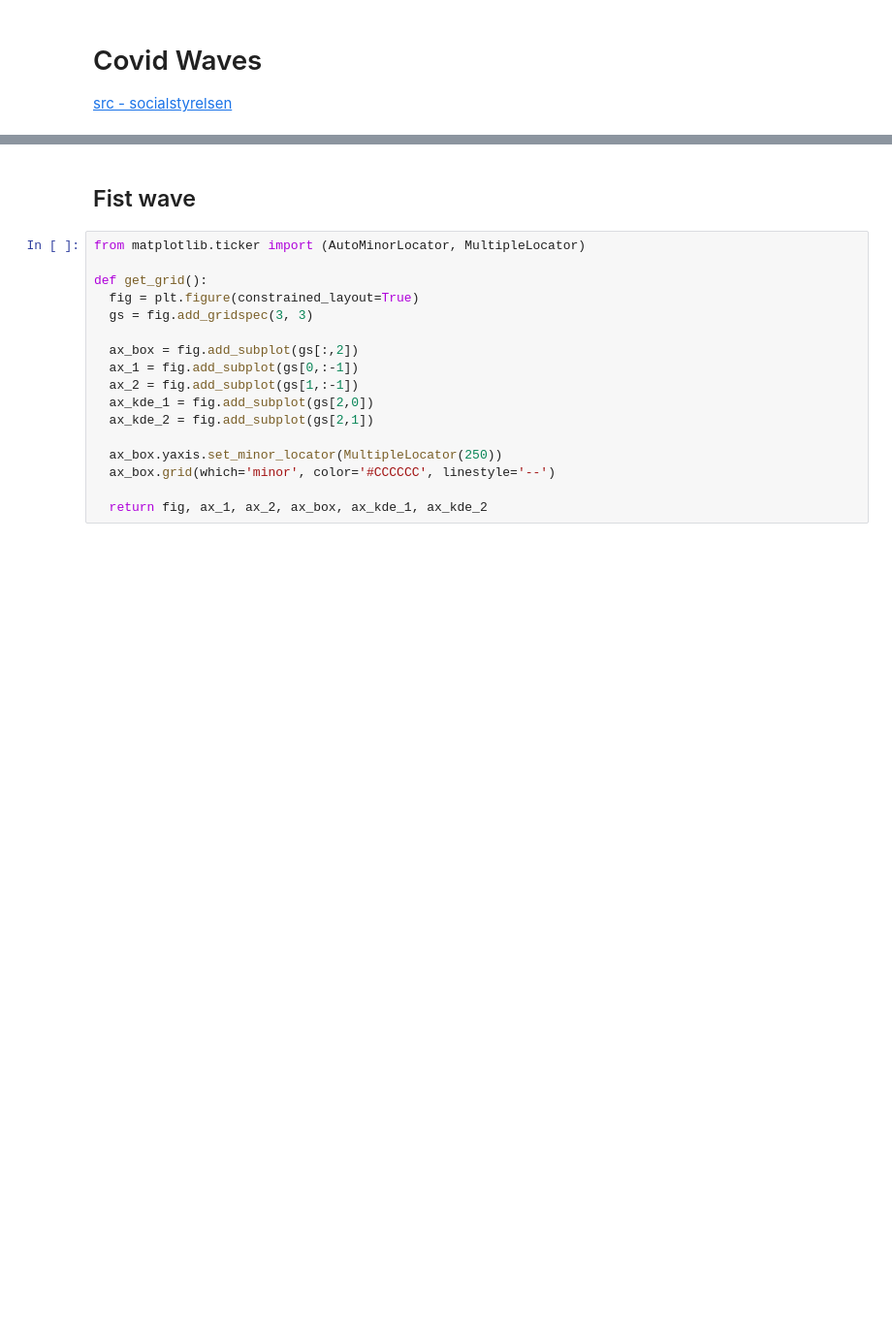
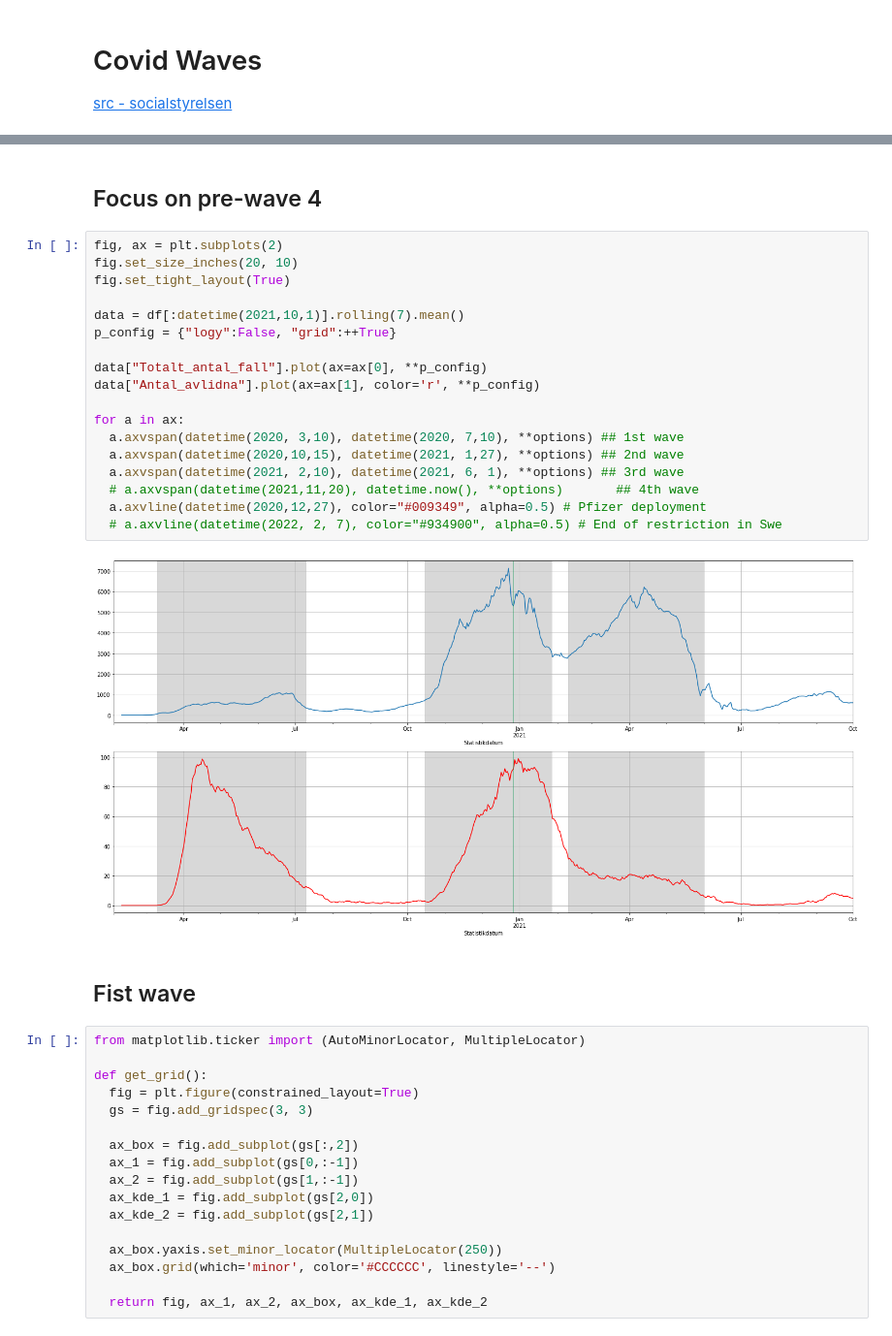
Before and after one commit to Luviz/se_covid_data, a Jupyter notebook: Swe_Covid_data.ipynb, the cells around one changed output, grey strips where cells are left out. Shown at 97% size. Cells and saved outputs as stored; diff of their text form; blank space fills up the shorter version.

```diff
--- a/Swe_Covid_data.ipynb
+++ b/Swe_Covid_data.ipynb
@@ -156,3 +156,25 @@ for a in ax:
+# %% [markdown]
+## Focus on pre-wave 4
+# %%
+fig, ax = plt.subplots(2)
+fig.set_size_inches(20, 10)
+fig.set_tight_layout(True)
+
+data = df[:datetime(2021,10,1)].rolling(7).mean()
+p_config = {"logy":False, "grid":++True}
+
+data["Totalt_antal_fall"].plot(ax=ax[0], **p_config)
+data["Antal_avlidna"].plot(ax=ax[1], color='r', **p_config)
+
+for a in ax:
+  a.axvspan(datetime(2020, 3,10), datetime(2020, 7,10), **options) ## 1st wave
+  a.axvspan(datetime(2020,10,15), datetime(2021, 1,27), **options) ## 2nd wave
+  a.axvspan(datetime(2021, 2,10), datetime(2021, 6, 1), **options) ## 3rd wave
+  # a.axvspan(datetime(2021,11,20), datetime.now(), **options)       ## 4th wave
+  a.axvline(datetime(2020,12,27), color="#009349", alpha=0.5) # Pfizer deployment
+  # a.axvline(datetime(2022, 2, 7), color="#934900", alpha=0.5) # End of restriction in Swe
+# %% [output]
+[figure, added]
 # %% [markdown]
 ## Fist wave
 # %%
```
Also changed, not shown: parts of 11 cells of this notebook.
